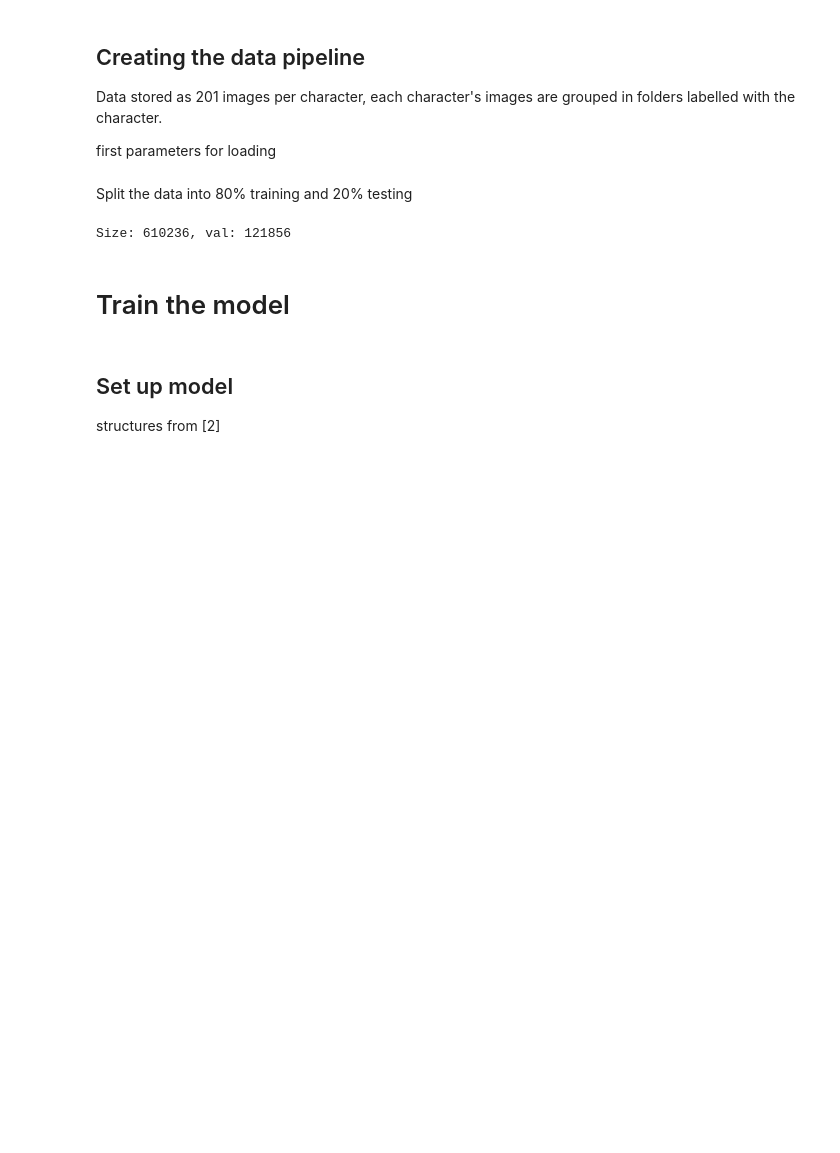
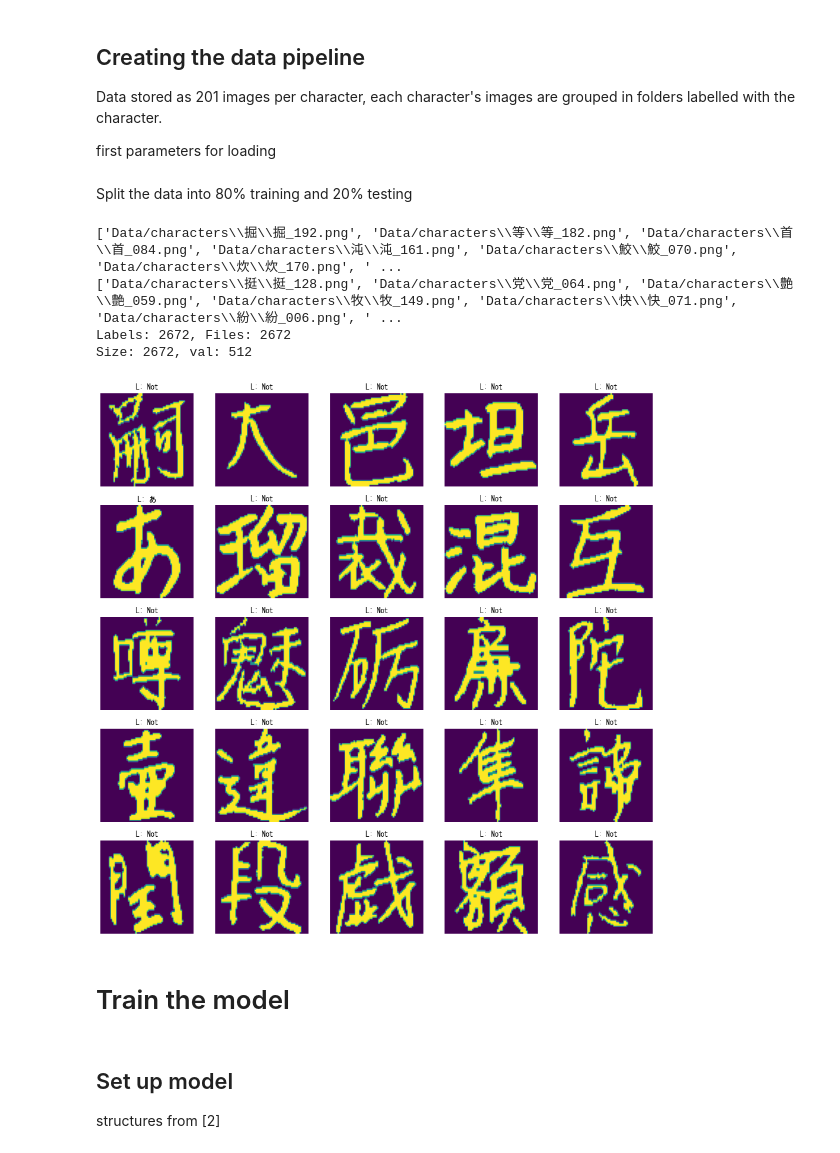
Before and after one commit to maase0/ML_CharacterClassifier, a Jupyter notebook: BinaryClassifier.ipynb, the cells around one changed output. Drawn from its saved outputs; the diff is of its cells as text; code cells hidden in the pictures; blank space fills up the shorter version.

```diff
--- a/BinaryClassifier.ipynb
+++ b/BinaryClassifier.ipynb
@@ -63,10 +63,10 @@ Data stored as 201 images per character, each character's images are grouped in
 
 first parameters for loading
 # %%
-batch_size = 512
+batch_size = 64
 img_height = 64
 img_width = 64
-epochs = 100
+epochs = 20
 
 validation = 0.2
 
@@ -77,7 +77,7 @@ Split the data into 80% training and 20% testing
 from glob import glob
 import random
 
-def make_dataset(path, batch_size):
+def make_dataset(path, batch_size, character):
 
   def parse_image(filename):
     image = tf.io.read_file(filename)
@@ -99,15 +99,29 @@ def make_dataset(path, batch_size):
   random.shuffle(filenames)
   labels = [classes.index(name.split(os.path.sep)[-2]) for name in filenames]
 
+  #print(f'Labels: {len(labels)}, Files: {len(filenames)}')
+
+  print(filenames[:10])
+
+  labels, filenames = zip(*((x, y) for x, y in zip(labels, filenames) if x == classes.index(character) or random.random() < 0.005))
+  labels = list(labels)
+  filenames = list(filenames)
+
+  print(f'Labels: {len(labels)}, Files: {len(filenames)}')
+
+
+  labels = [1 if x == classes.index(character) else 0 for x in labels]
+
+
   filenames_ds = tf.data.Dataset.from_tensor_slices(filenames)
   images_ds = filenames_ds.map(parse_image, num_parallel_calls=AUTOTUNE)
   labels_ds = tf.data.Dataset.from_tensor_slices(labels)
   ds = tf.data.Dataset.zip((images_ds, labels_ds))
   ds = configure_for_performance(ds)
 
-  return ds, classes, dataset_size
+  return ds, ['Not', character], len(labels)
 # %%
-dataset, class_names, dataset_size = make_dataset(data_dir, batch_size)
+dataset, class_names, dataset_size = make_dataset(data_dir, batch_size, '傷'')
 
 val_size = int(validation * dataset_size / batch_size)
 
@@ -124,7 +138,26 @@ train_size = dataset_size - val_size
 
 # PRINT VALIDATION HERE
 # %% [output]
-Size: 610236, val: 121856
+['Data/characters\\掘\\掘_192.png', 'Data/characters\\等\\等_182.png', 'Data/characters\\首\\首_084.png', 'Data/characters\\沌\\沌_161.png', 'Data/characters\\鮫\\鮫_070.png', 'Data/characters\\炊\\炊_170.png', ' ...
+['Data/characters\\挺\\挺_128.png', 'Data/characters\\党\\党_064.png', 'Data/characters\\艶\\艶_059.png', 'Data/characters\\牧\\牧_149.png', 'Data/characters\\快\\快_071.png', 'Data/characters\\紛\\紛_006.png', ' ...
+Labels: 2672, Files: 2672
+Size: 2672, val: 512
+# %%
+image_batch, label_batch = next(iter(train_ds))
+
+plt.figure(figsize=(16, 16))
+i = 0
+
+while i < 25:
+    ax = plt.subplot(5, 5, i + 1)
+    #plt.imshow(aug[i].numpy().astype("uint8"))
+    plt.imshow(image_batch[i].numpy().astype("uint8"))
+    label = label_batch[i]
+    plt.title(f'L: {class_names[label]}')
+    plt.axis("off")
+    i += 1
+# %% [output]
+[figure, added]
 # %% [markdown]
 # Train the model
 # %% [markdown]
```
Also changed, not shown: parts of 8 cells of this notebook, 4 other files.
